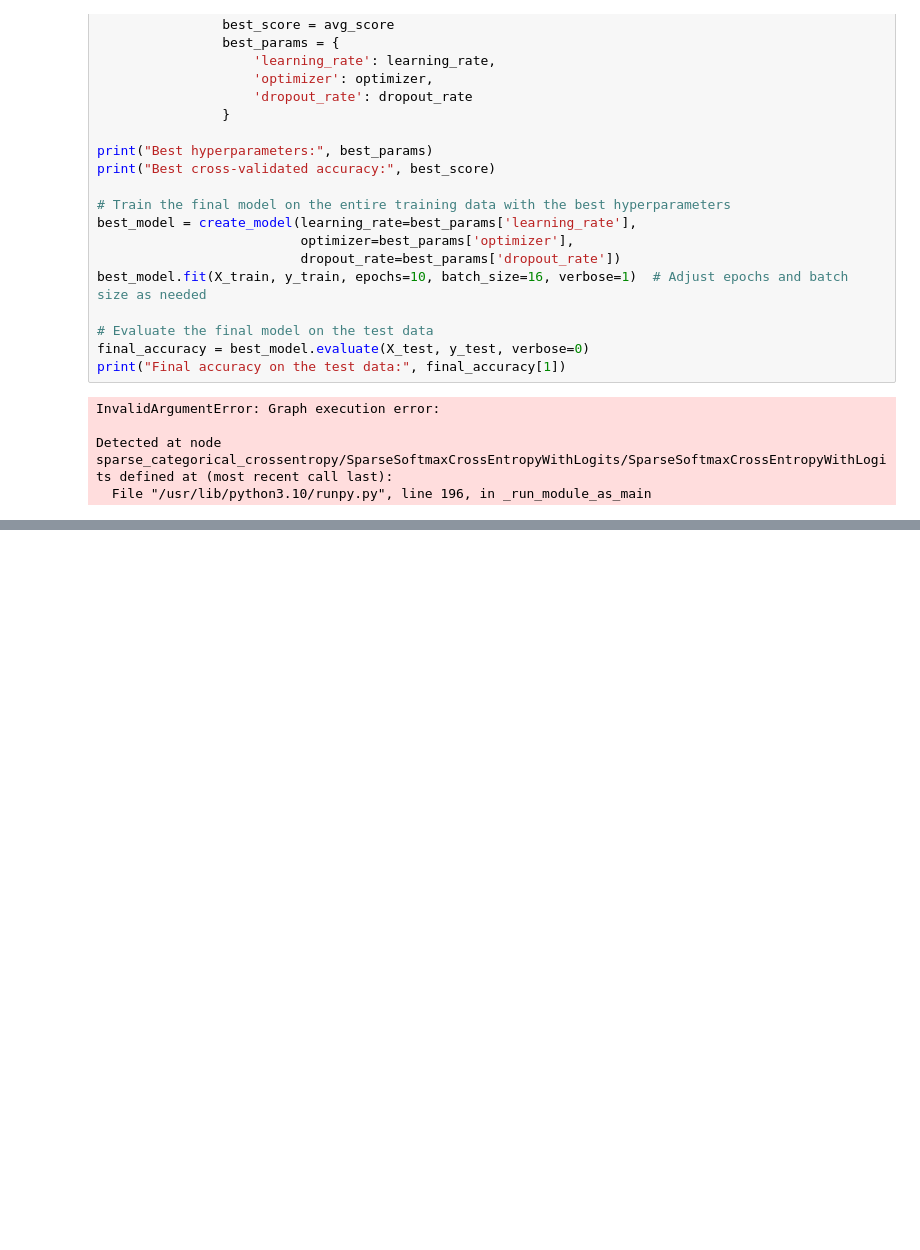
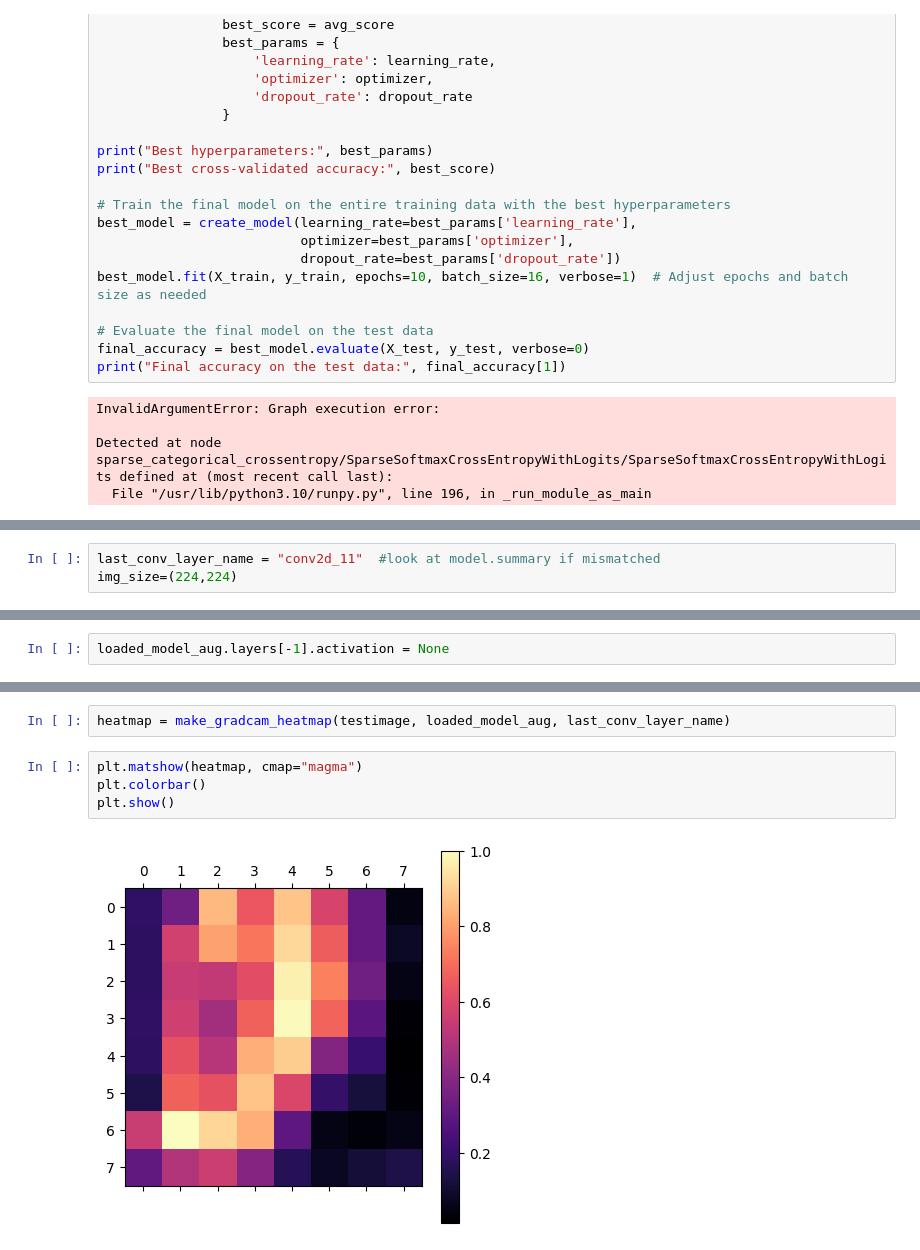
Before and after one commit to nicolegrillo/DeepLearningProject, a Jupyter notebook: notebooks_flowers/Flowers_Beta_proposal.ipynb, the cells around one changed output, grey strips where cells are left out. Cells and saved outputs as stored; diff of their text form; blank space fills up the shorter version.

```diff
--- a/notebooks_flowers/Flowers_Beta_proposal.ipynb
+++ b/notebooks_flowers/Flowers_Beta_proposal.ipynb
@@ -715,0 +767,3 @@ Detected at node sparse_categorical_crossentropy/SparseSoftmaxCrossEntropyWithLo
+# %%
+last_conv_layer_name = "conv2d_11"  #look at model.summary if mismatched
+img_size=(224,224)
@@ -715,0 +815,2 @@ Detected at node sparse_categorical_crossentropy/SparseSoftmaxCrossEntropyWithLo
+# %%
+loaded_model_aug.layers[-1].activation = None
@@ -715,0 +832,8 @@ Detected at node sparse_categorical_crossentropy/SparseSoftmaxCrossEntropyWithLo
+# %%
+heatmap = make_gradcam_heatmap(testimage, loaded_model_aug, last_conv_layer_name)
+# %%
+plt.matshow(heatmap, cmap="magma")
+plt.colorbar()
+plt.show()
+# %% [output]
+[figure, added]
```
Also changed, not shown: parts of 15 cells of this notebook.
